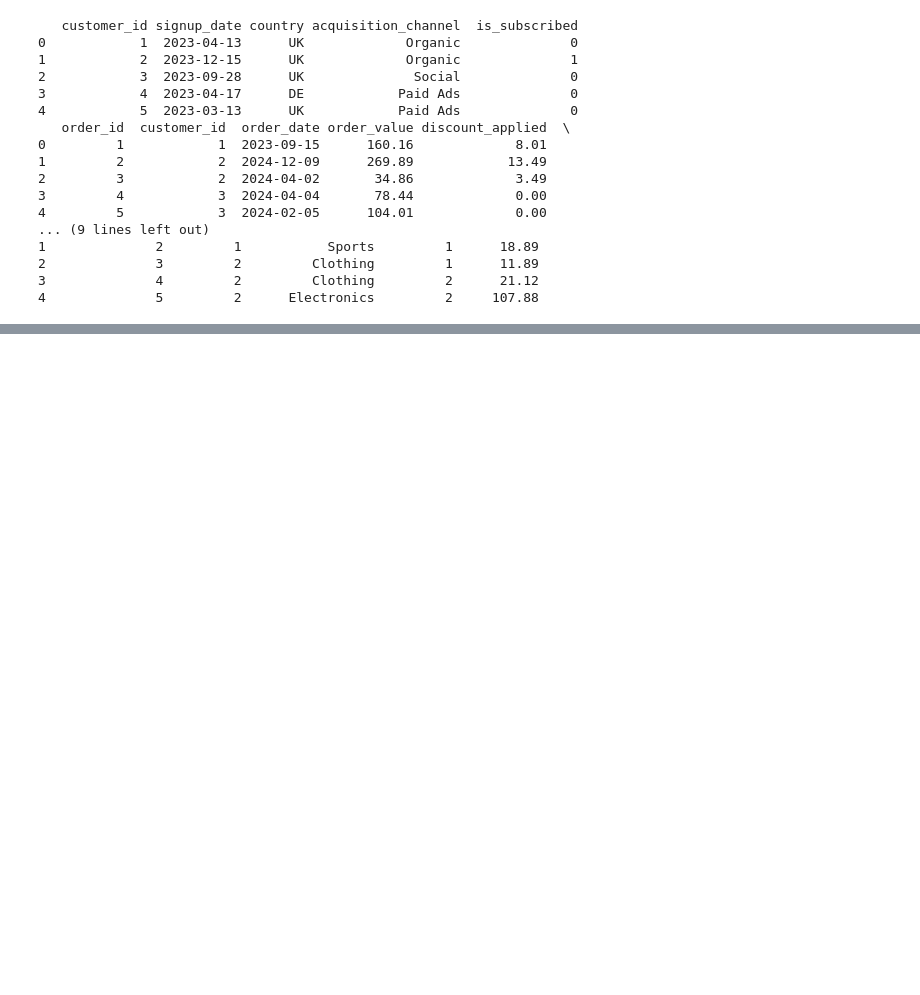
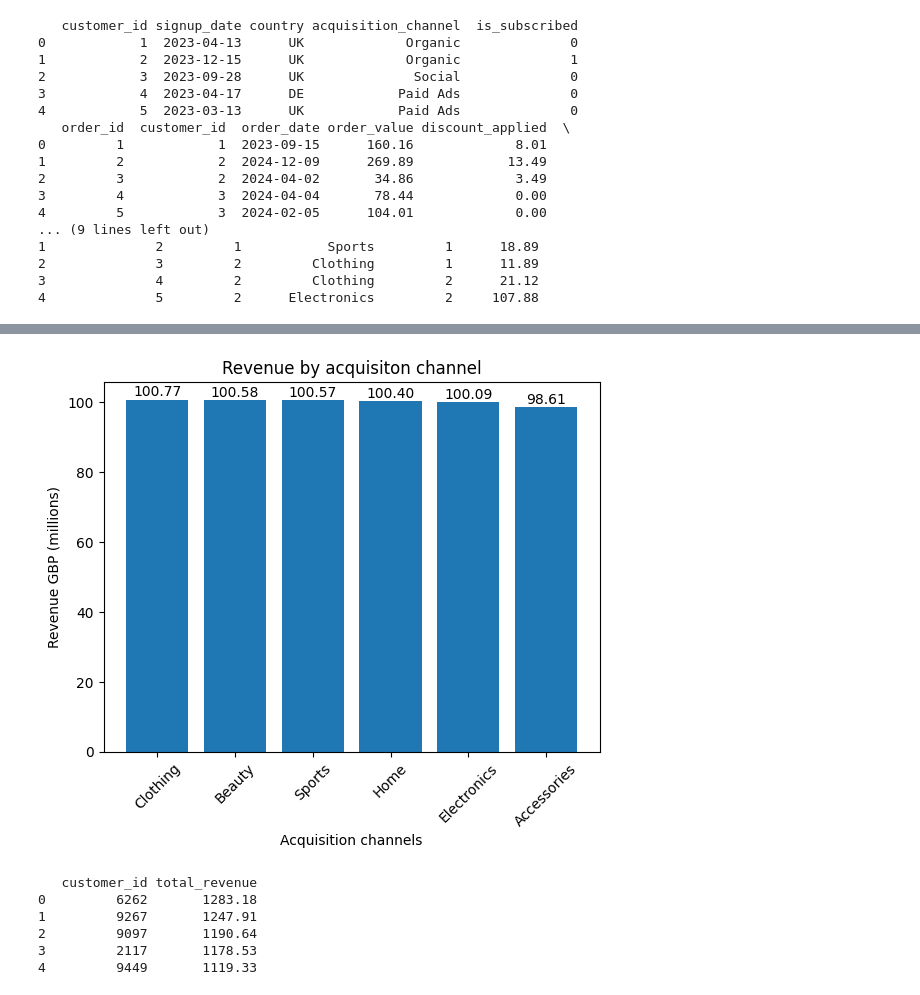
Before and after one commit to DrihanDP/SQL_DataAnalysis_Project, a Jupyter notebook: Notebook/python_analysis.ipynb, the cells around one changed output, grey strips where cells are left out. Cells and saved outputs as stored; diff of their text form; code cells hidden in the pictures; blank space fills up the shorter version.

```diff
--- a/Notebook/python_analysis.ipynb
+++ b/Notebook/python_analysis.ipynb
@@ -89,0 +235,20 @@ None
+# %%
+# Create x and y data
+x = rev_per_order['product_category']
+y = rev_per_order['revenue_per_order']
+
+# function to add value labels to the graph
+def add_labels(x, y):
+    for val in range(len(x)):
+        plt.text(val, y[val] + 1, y[val], ha='center')
+
+# plotting the data into a bar graph
+plt.bar(x, y)
+add_labels(x, y)
+plt.xlabel("Acquisition channels")
+plt.xticks(rotation=45)
+plt.ylabel("Revenue GBP (millions)")
+plt.title("Revenue by acquisiton channel")
+plt.show()
+# %% [output]
+[figure, added]
@@ -89,0 +261,20 @@ None
+# %%
+with engine.connect() as connection:
+    result = connection.execute(text('''
+    SELECT
+        customer_id,
+        SUM(order_value) AS total_revenue
+    FROM orders
+    GROUP BY customer_id
+    ORDER BY total_revenue DESC;
+'''))
+    rev_per_order = pd.DataFrame(result)
+
+print(rev_per_order.head())
+# %% [output]
+   customer_id total_revenue
+0         6262       1283.18
+1         9267       1247.91
+2         9097       1190.64
+3         2117       1178.53
+4         9449       1119.33
```
Also changed, not shown: parts of 20 cells of this notebook.
